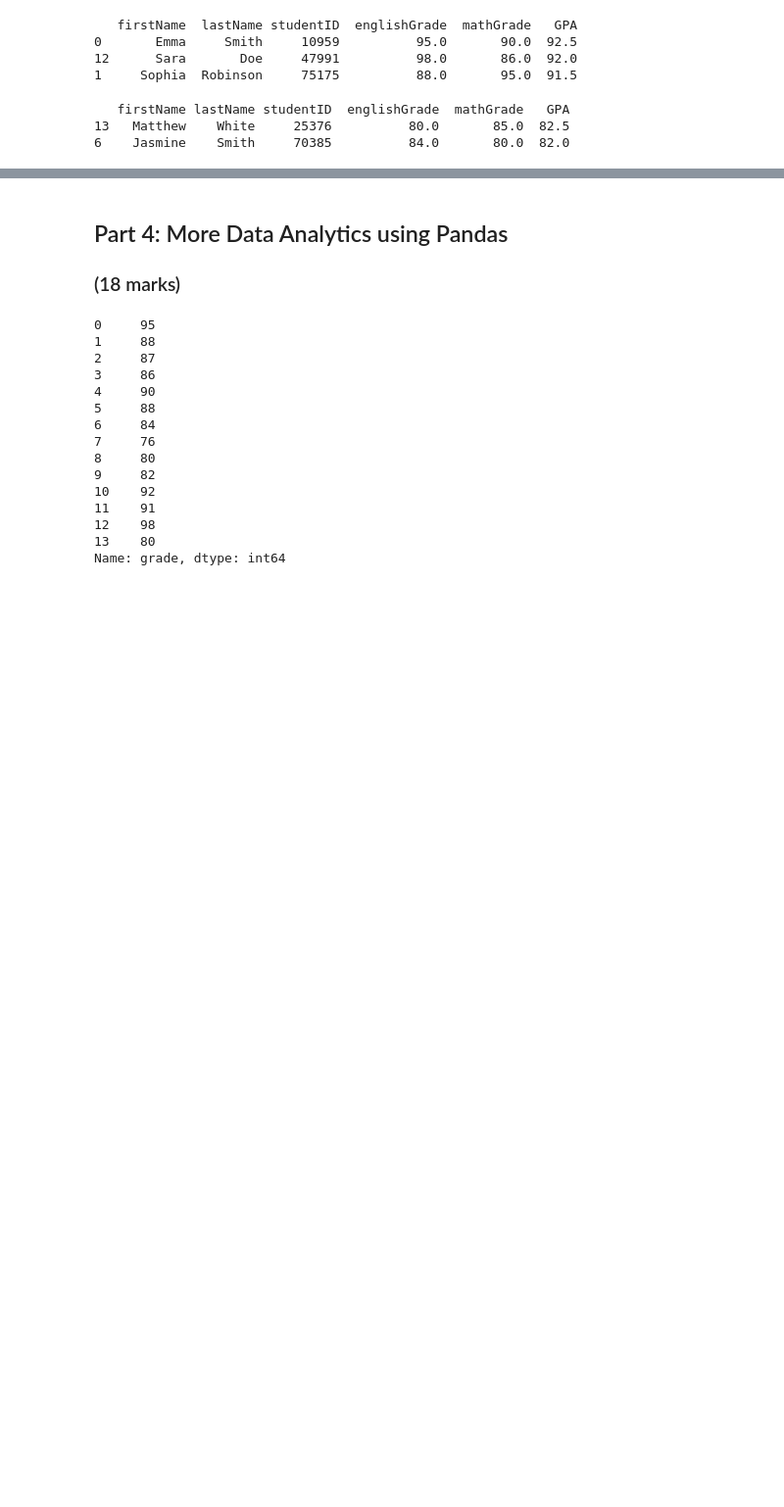
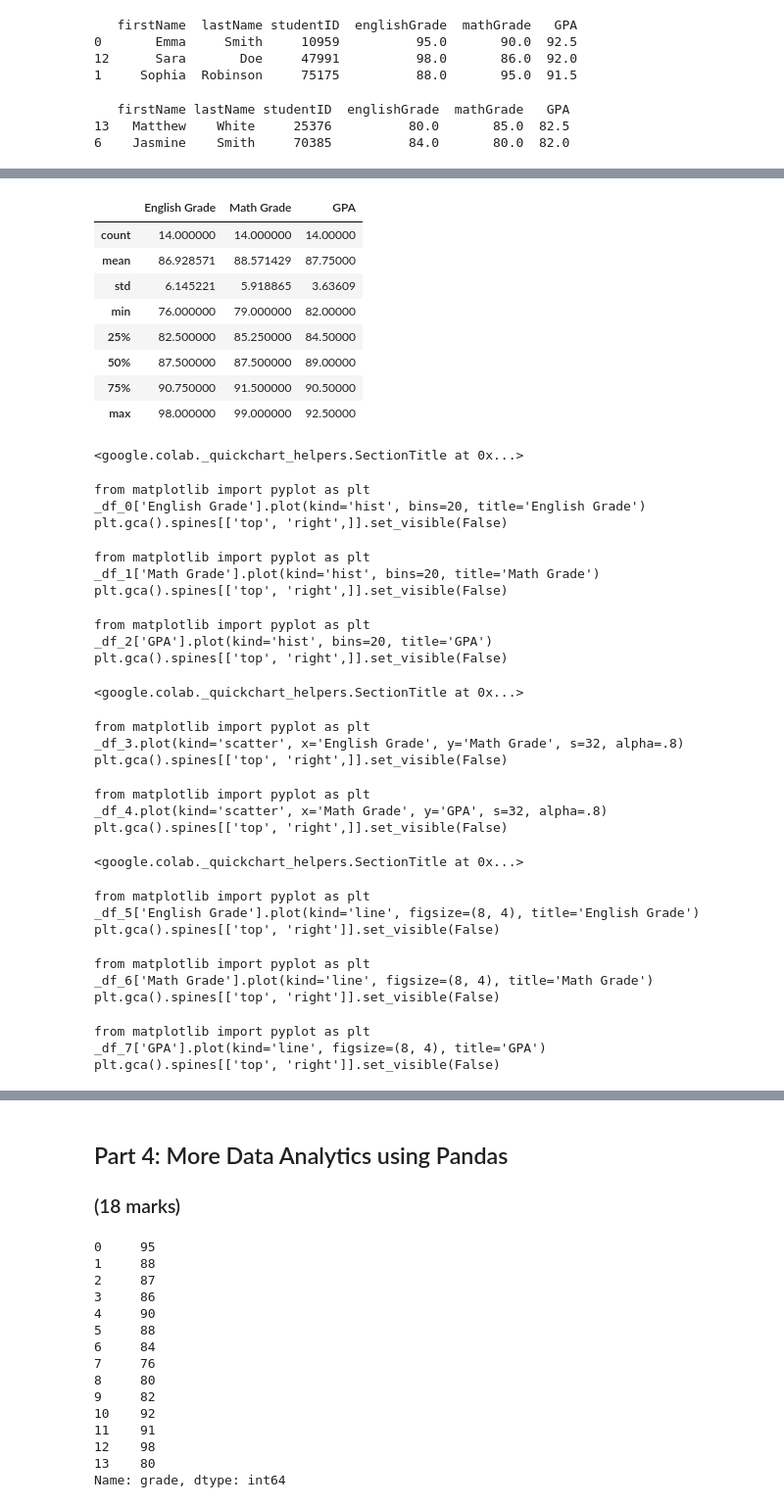
Before and after one commit to WoodenArmor/ENGG680_2025_Fall, a Jupyter notebook: Lab_Assignment1/Assignment1.ipynb, the cells around one changed output, grey strips where cells are left out. Shown at 98% size. Drawn from its saved outputs; the diff is of its cells as text; code cells hidden in the pictures; blank space fills up the shorter version.

```diff
--- a/Lab_Assignment1/Assignment1.ipynb
+++ b/Lab_Assignment1/Assignment1.ipynb
@@ -747,0 +854,4 @@ print(df_studentsGPASorted.tail(2))
+# %%
+#  Delete duplicated columns (= rows for first name and last name)
+
+df_studentGrades2=df_studentGrades2.drop(columns=[ 'firstName_Math', 'lastName_Math'])
@@ -747,0 +874,11 @@ print(df_studentsGPASorted.tail(2))
+# %%
+# rename index and columns
+# Dictionary method is used for renaming
+# df_new = df_rename(columns={'Previous name of column1':'New name of column1', ,,,'Previous name of columnX:'New name of columnX'}, index = {'One':'Row1','''}
+
+df_studentGrades2 = df_studentGrades2.rename(columns={
+    'firstName_English':'First Name',
+    'lastName_English':'Last Name',
+    'grade_English':'English Grade',
+    'grade_Math':'Math Grade'
+    })
@@ -747,0 +912,48 @@ print(df_studentsGPASorted.tail(2))
+# %%
+# change a datatype for each columns by using astype
+
+df_studentGrades2['studentID'] = df_studentGrades2['studentID'].astype(str)
+df_studentGrades2['First Name'] = df_studentGrades2['First Name'].astype(str)
+df_studentGrades2['Last Name'] = df_studentGrades2['Last Name'].astype(str)
+df_studentGrades2['English Grade'] = df_studentGrades2['English Grade'].astype(float)
+df_studentGrades2['Math Grade'] = df_studentGrades2['Math Grade'].astype(float)
+df_studentGrades2['GPA'] = df_studentGrades2['GPA'].astype(float)
+# %%
+df_studentGrades2.describe()
+# %% [output]
+|  | English Grade | Math Grade | GPA |
+| count | 14.000000 | 14.000000 | 14.00000 |
+| mean | 86.928571 | 88.571429 | 87.75000 |
+| std | 6.145221 | 5.918865 | 3.63609 |
+| min | 76.000000 | 79.000000 | 82.00000 |
+| 25% | 82.500000 | 85.250000 | 84.50000 |
+| 50% | 87.500000 | 87.500000 | 89.00000 |
+| 75% | 90.750000 | 91.500000 | 90.50000 |
+| max | 98.000000 | 99.000000 | 92.50000 |
+<google.colab._quickchart_helpers.SectionTitle at 0x...>
+from matplotlib import pyplot as plt
+_df_0['English Grade'].plot(kind='hist', bins=20, title='English Grade')
+plt.gca().spines[['top', 'right',]].set_visible(False)
+from matplotlib import pyplot as plt
+_df_1['Math Grade'].plot(kind='hist', bins=20, title='Math Grade')
+plt.gca().spines[['top', 'right',]].set_visible(False)
+from matplotlib import pyplot as plt
+_df_2['GPA'].plot(kind='hist', bins=20, title='GPA')
+plt.gca().spines[['top', 'right',]].set_visible(False)
+<google.colab._quickchart_helpers.SectionTitle at 0x...>
+from matplotlib import pyplot as plt
+_df_3.plot(kind='scatter', x='English Grade', y='Math Grade', s=32, alpha=.8)
+plt.gca().spines[['top', 'right',]].set_visible(False)
+from matplotlib import pyplot as plt
+_df_4.plot(kind='scatter', x='Math Grade', y='GPA', s=32, alpha=.8)
+plt.gca().spines[['top', 'right',]].set_visible(False)
+<google.colab._quickchart_helpers.SectionTitle at 0x...>
+from matplotlib import pyplot as plt
+_df_5['English Grade'].plot(kind='line', figsize=(8, 4), title='English Grade')
+plt.gca().spines[['top', 'right']].set_visible(False)
+from matplotlib import pyplot as plt
+_df_6['Math Grade'].plot(kind='line', figsize=(8, 4), title='Math Grade')
+plt.gca().spines[['top', 'right']].set_visible(False)
+from matplotlib import pyplot as plt
+_df_7['GPA'].plot(kind='line', figsize=(8, 4), title='GPA')
+plt.gca().spines[['top', 'right']].set_visible(False)
```
Also changed, not shown: parts of 22 cells of this notebook, 1 other file.
